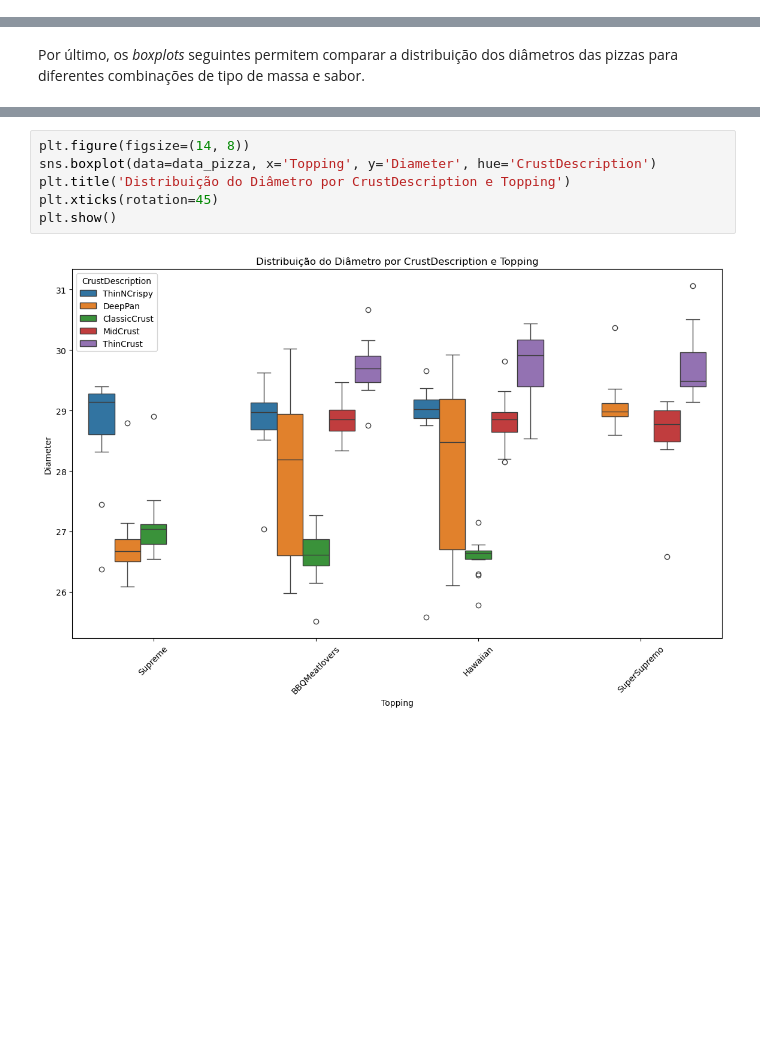
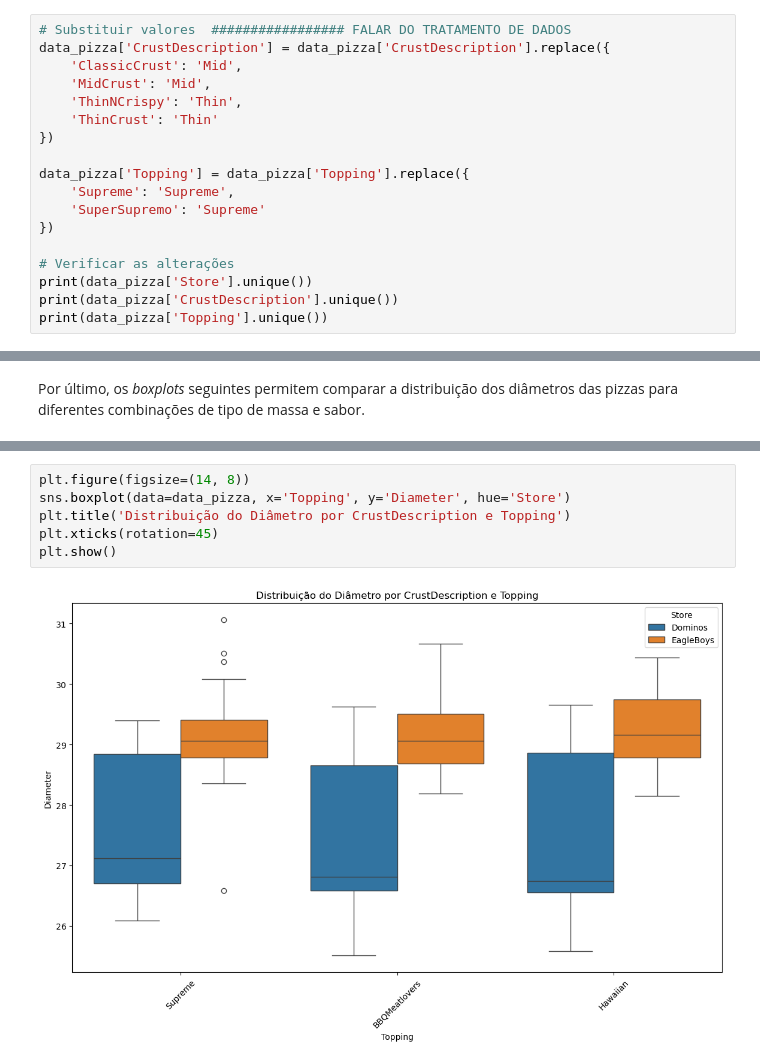
Before and after one commit to jvictorferreira3301/Prob-Stat, a Jupyter notebook: lab02.ipynb, the cells around one changed output, grey strips where cells are left out. Saved outputs shown, nothing was run; the diff lists cells and outputs as text; blank space fills up the shorter version.

Commit message:
adição do tratamento dos dados, aglutinação de classes; modificação nos boxplots extras. TODO: verificar as notas nas células

```diff
--- a/lab02.ipynb
+++ b/lab02.ipynb
@@ -133,0 +133,18 @@ E uma variável numérica, tendo em seu suport entre 25.51 e 31.06:
+# %%
+# Substituir valores  ################# FALAR DO TRATAMENTO DE DADOS
+data_pizza['CrustDescription'] = data_pizza['CrustDescription'].replace({
+    'ClassicCrust': 'Mid',
+    'MidCrust': 'Mid',
+    'ThinNCrispy': 'Thin',
+    'ThinCrust': 'Thin'
+})
+
+data_pizza['Topping'] = data_pizza['Topping'].replace({
+    'Supreme': 'Supreme',
+    'SuperSupremo': 'Supreme'
+})
+
+# Verificar as alterações
+print(data_pizza['Store'].unique())
+print(data_pizza['CrustDescription'].unique())
+print(data_pizza['Topping'].unique())
@@ -342,8 +371,8 @@ plt.show()
 # %%
 plt.figure(figsize=(14, 8))
-sns.boxplot(data=data_pizza, x='Topping', y='Diameter', hue='CrustDescription')
+sns.boxplot(data=data_pizza, x='Topping', y='Diameter', hue='Store')
 plt.title('Distribuição do Diâmetro por CrustDescription e Topping')
 plt.xticks(rotation=45)
 plt.show()
 # %% [output]
-[figure, old version]
+[figure, new version]
```
Also changed, not shown: parts of 13 cells of this notebook.
